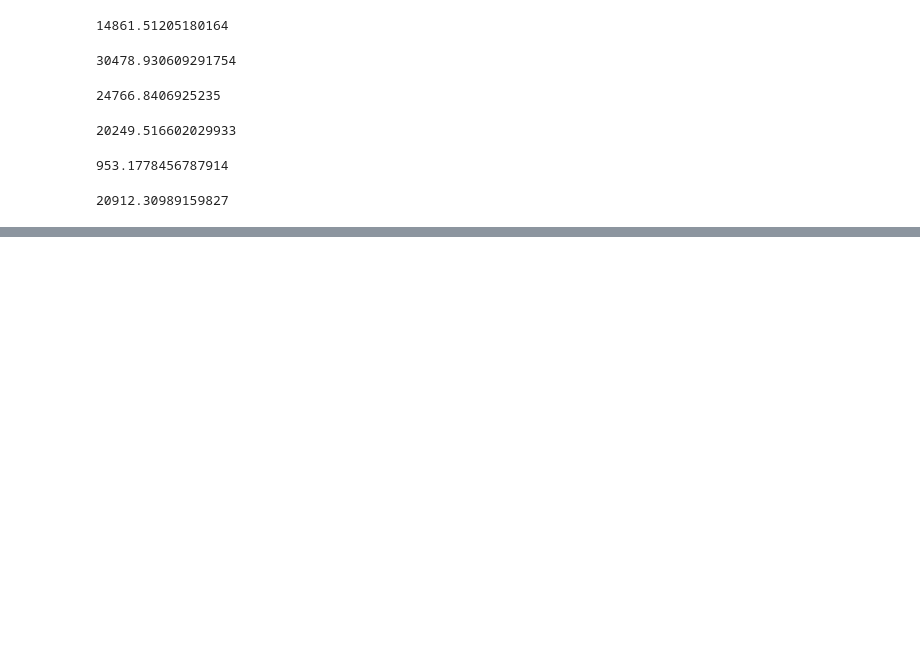
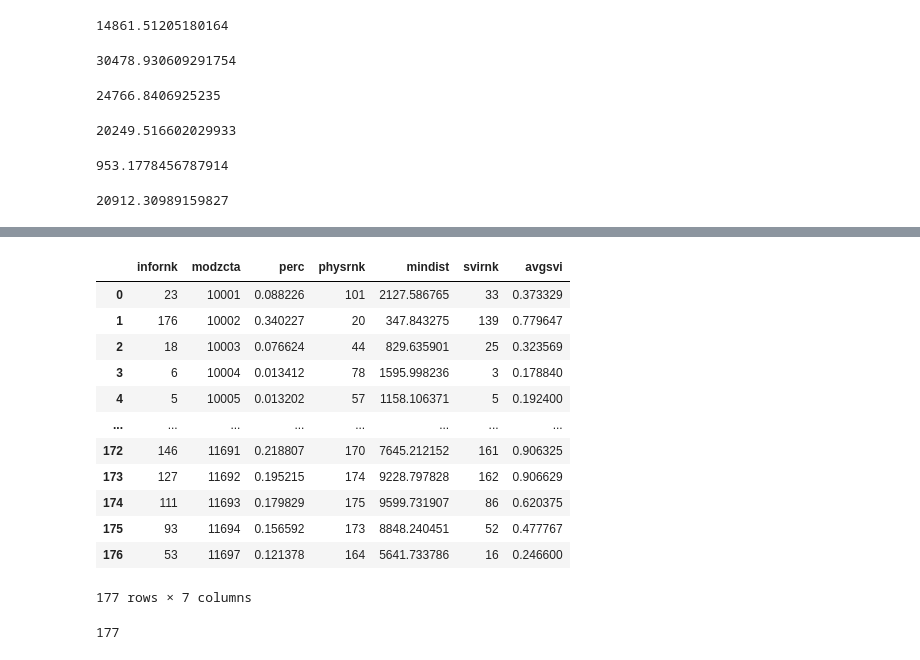
Before and after one commit to saturn-drm/equity-during-covid, a Jupyter notebook: scripts/1207phys.ipynb, the cells around one changed output, grey strips where cells are left out. Drawn from its saved outputs; the diff is of its cells as text; code cells hidden in the pictures; blank space fills up the shorter version.

Commit message:
index - conclusion ranks

```diff
--- a/scripts/1207phys.ipynb
+++ b/scripts/1207phys.ipynb
@@ -262,0 +529,3 @@ geo_sel['avg'].max()
+# %%
+svi_ranks = svi_ranks[['modzcta', 'avgsvi']]
+svi_ranks
@@ -262,0 +546,3 @@ geo_sel['avg'].max()
+# %%
+svi_ranks.sort_values(by=['avgsvi'], inplace=True)
+svi_ranks
@@ -262,0 +563,5 @@ geo_sel['avg'].max()
+# %%
+svi_ranks.reset_index(drop=True, inplace=True)
+svi_ranks.reset_index(drop=False, inplace=True)
+svi_ranks.rename(columns={'index': 'svirnk'}, inplace=True)
+svi_ranks
@@ -262,0 +582,3 @@ geo_sel['avg'].max()
+# %%
+svi_ranks['svirnk'] += 1
+svi_ranks
@@ -262,0 +622,21 @@ geo_sel['avg'].max()
+# %%
+allrnks = ranks.join(svi_ranks.set_index('modzcta'), on='modzcta')
+allrnks
+# %% [output]
+|  | infornk | modzcta | perc | physrnk | mindist | svirnk | avgsvi |
+| 0 | 23 | 10001 | 0.088226 | 101 | 2127.586765 | 33 | 0.373329 |
+| 1 | 176 | 10002 | 0.340227 | 20 | 347.843275 | 139 | 0.779647 |
+| 2 | 18 | 10003 | 0.076624 | 44 | 829.635901 | 25 | 0.323569 |
+| 3 | 6 | 10004 | 0.013412 | 78 | 1595.998236 | 3 | 0.178840 |
+| 4 | 5 | 10005 | 0.013202 | 57 | 1158.106371 | 5 | 0.192400 |
+| ... | ... | ... | ... | ... | ... | ... | ... |
+| 172 | 146 | 11691 | 0.218807 | 170 | 7645.212152 | 161 | 0.906325 |
+| 173 | 127 | 11692 | 0.195215 | 174 | 9228.797828 | 162 | 0.906629 |
+| 174 | 111 | 11693 | 0.179829 | 175 | 9599.731907 | 86 | 0.620375 |
+| 175 | 93 | 11694 | 0.156592 | 173 | 8848.240451 | 52 | 0.477767 |
+| 176 | 53 | 11697 | 0.121378 | 164 | 5641.733786 | 16 | 0.246600 |
+177 rows × 7 columns
+# %%
+len(allrnks)
+# %% [output]
+177
```
Also changed, not shown: parts of 28 cells of this notebook, 5 other files.
